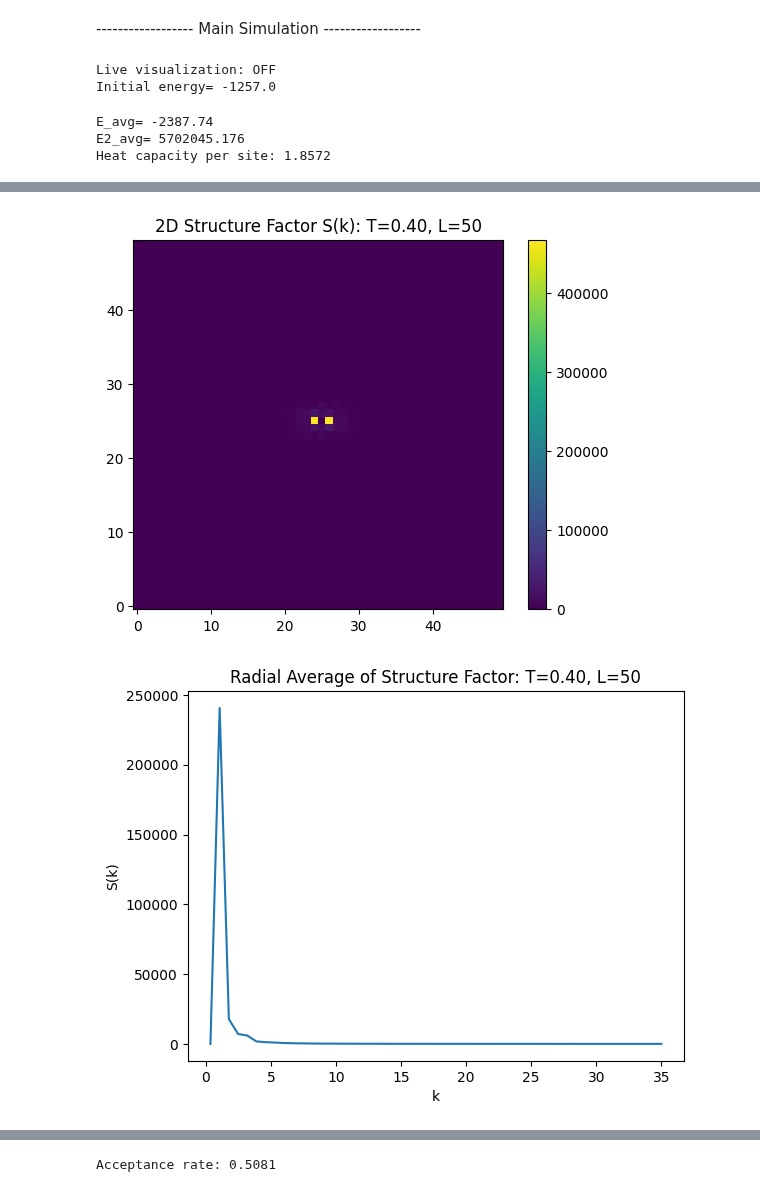
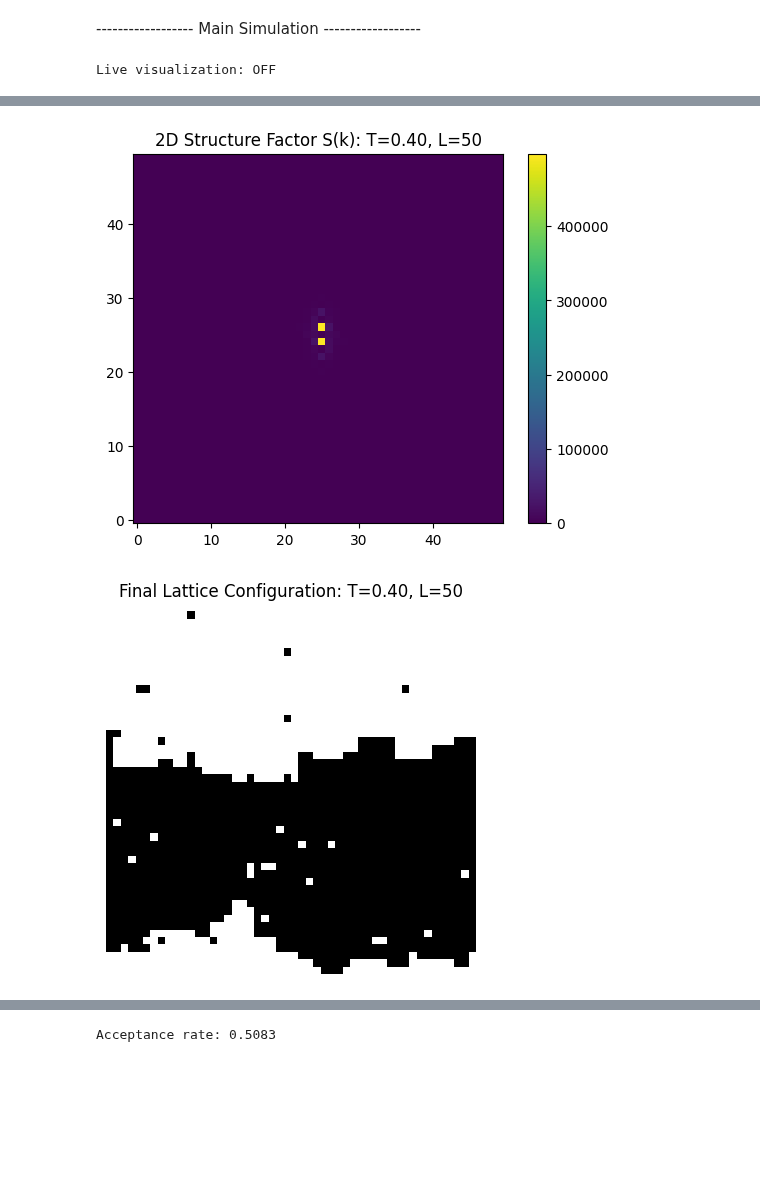
Before and after one commit to FTurci/course-disordered-matter, a Jupyter notebook: quarto/phase-transitions/Coursework/lattice_gas.ipynb, the cells around one changed output, grey strips where cells are left out. Saved outputs shown, nothing was run; the diff lists cells and outputs as text; code cells hidden in the pictures; blank space fills up the shorter version.

```diff
--- a/quarto/phase-transitions/Coursework/lattice_gas.ipynb
+++ b/quarto/phase-transitions/Coursework/lattice_gas.ipynb
@@ -155,7 +122,7 @@ if __name__ == "__main__":
     # Initialize lattice with random particle configuration
     density = 0.5  # Initial particle density. Don't change this.
     lattice = (np.random.rand(L, L) < density).astype(np.uint8)
-    print("Initial energy=",compute_total_energy(lattice, L))
+
     total_accept = 0
     total_attempt = 0
     accum_energy = 0
@@ -190,28 +157,5 @@ if __name__ == "__main__":
             accum_S = np.zeros_like(S)
         accum_g += g
         accum_S += S
-     # Average the energy and the square of the energy
-        energy = compute_total_energy(lattice, L)
-        if 'accum_energy' not in locals():
-            accum_energy = 0.0
-            accum_energy_sq = 0.0
-        accum_energy += energy
-        accum_energy_sq += energy ** 2
 # %% [output]
 Live visualization: OFF
-Initial energy= -1257.0
-# %%
-    # Average observables over measurements
-    g_avg = accum_g / n_meas
-    S_avg = accum_S / n_meas
-    r_S, S_rad = radial_average(S_avg) # compute the radially averaged structure factor as well as full 2d version.
-    E_avg = accum_energy / n_meas
-    E2_avg = accum_energy_sq / n_meas
-    print(f"E_avg=",E_avg)
-    print(f"E2_avg=",E2_avg)
-    heat_capacity = (E2_avg - E_avg**2) / (T**2)
-    print(f"Heat capacity per site: {heat_capacity / (L * L):.4f}")
-# %% [output]
-E_avg= -2387.74
-E2_avg= 5702045.176
-Heat capacity per site: 1.8572
@@ -218,10 +166,11 @@ Heat capacity per site: 1.8572
 # %%
     # Plot and save results
-    root_dir="/Users/phxnw/Dropbox/course-disordered-matter/quarto/phase-transitions/Coursework/"
+    root_dir="./"
     os.makedirs(os.path.join(root_dir, "figures"), exist_ok=True)
     os.makedirs(os.path.join(root_dir, "data"), exist_ok=True)
 
     prefix = f"L{L}_rho{density:.2f}_T{T:.2f}"
+
     plt.figure()
     plt.plot(r_vals, g_avg)
     plt.xlim(0,L/2)
@@ -229,34 +178,20 @@ Heat capacity per site: 1.8572
     plt.ylabel("g(r)")
     plt.title(f"Average radial distribution function: T={T:.2f}, L={L:.0f}")
     plt.savefig(root_dir+f"figures/{prefix}_radial_distribution.pdf")
+
     plt.figure()
     plt.imshow(S_avg, origin="lower")
     plt.title(f"2D Structure Factor S(k): T={T:.2f}, L={L:.0f}")
     plt.colorbar()
     plt.savefig(root_dir + f"figures/{prefix}_structure_factor_2d.pdf")
-    plt.figure()
-    plt.plot(r_S, S_rad)
-    plt.xlabel("k")
-    plt.ylabel("S(k)")
-    plt.title(f"Radial Average of Structure Factor: T={T:.2f}, L={L:.0f}")
-    plt.savefig(root_dir + f"figures/{prefix}_structure_factor_radial.pdf")
-# Write out structure factor for analysis.
-    output_path = root_dir + f"data/{prefix}_structure_factor_radial.csv"
-    np.savetxt(output_path, np.column_stack((r_S, S_rad)), delimiter=",", header="k,S(k)", comments='')
+
+
     plt.figure()
     plt.imshow(lattice, cmap="gray")
     plt.axis("off")
     plt.title(f"Final Lattice Configuration: T={T:.2f}, L={L:.0f}")
     plt.savefig(root_dir + f"figures/{prefix}_final_lattice.pdf")
     plt.show()
-    heat_output_path = root_dir + f"data/{prefix}_heat_capacity.txt"
-    with open(heat_output_path, "w") as f:
-        f.write(f"# Heat capacity per site\n")
-        f.write(f"# Temperature = {T}\n")
-        f.write(f"# L = {L}\n")
-        f.write(f"C_per_site = {heat_capacity / (L * L):.6f}\n")
-        f.write(f"# Average Energy = {E_avg:.6f}\n")
-        f.write(f"# Average Energy^2 = {E2_avg:.6f}\n")
 
     # Print final acceptance rate
     print(f"Acceptance rate: {total_accept / total_attempt:.4f}")
@@ -265,2 +200,2 @@ Heat capacity per site: 1.8572
-[figure, old version]
+[figure, new version]
-[figure, old version]
+[figure, new version]
@@ -268 +202 @@ Heat capacity per site: 1.8572
-Acceptance rate: 0.5081
+Acceptance rate: 0.5083
```
Also changed, not shown: parts of 6 cells of this notebook, 14 other files.
